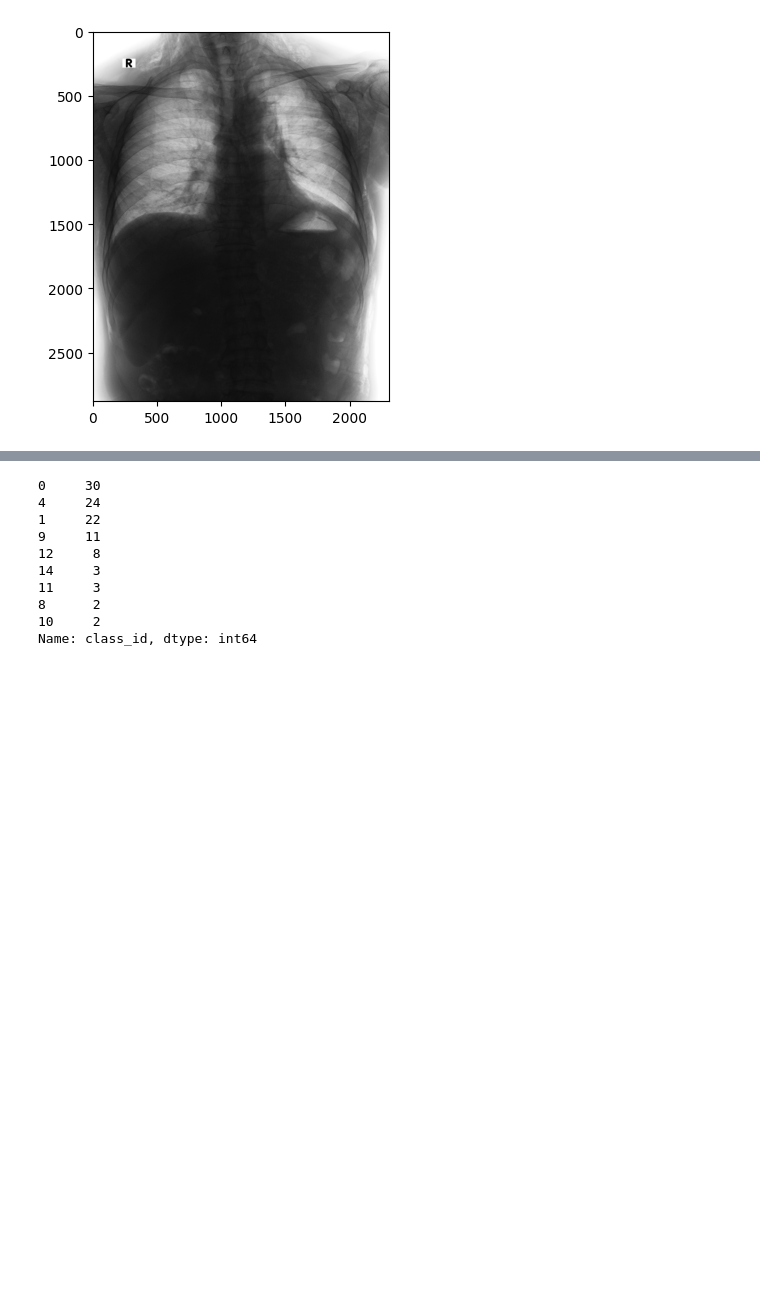
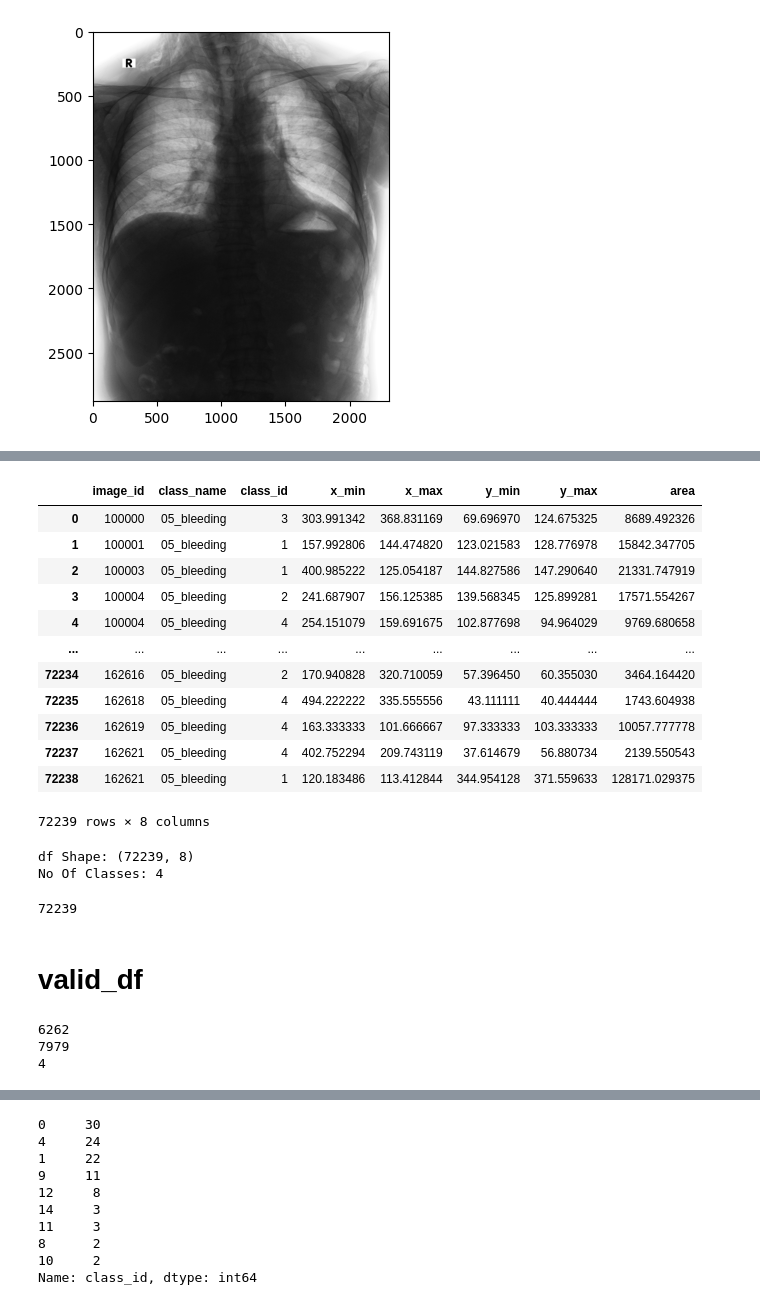
Before and after one commit to bibiana1202/reference_study, a Jupyter notebook: Faster RCNN/lesiondata-fasterrcnn-pytorch-train.ipynb, the cells around one changed output, grey strips where cells are left out. Saved outputs shown, nothing was run; the diff lists cells and outputs as text; code cells hidden in the pictures; blank space fills up the shorter version.

```diff
--- a/Faster RCNN/lesiondata-fasterrcnn-pytorch-train.ipynb
+++ b/Faster RCNN/lesiondata-fasterrcnn-pytorch-train.ipynb
@@ -473,0 +607,29 @@ train_df
+# %%
+# 14번 라벨 = NO FINGING : 누락된 데이터(NaN)을 채우고, (0,0,1,1) 로 바꿈 -> nan 그대로 들어가면 안되는 이유!!!
+train_df.fillna(0, inplace=True) # nan 을 0으로 바꾸고
+train_df
+# %% [output]
+|  | image_id | class_name | class_id | x_min | x_max | y_min | y_max | area |
+| 0 | 100000 | 05_bleeding | 3 | 303.991342 | 368.831169 | 69.696970 | 124.675325 | 8689.492326 |
+| 1 | 100001 | 05_bleeding | 1 | 157.992806 | 144.474820 | 123.021583 | 128.776978 | 15842.347705 |
+| 2 | 100003 | 05_bleeding | 1 | 400.985222 | 125.054187 | 144.827586 | 147.290640 | 21331.747919 |
+| 3 | 100004 | 05_bleeding | 2 | 241.687907 | 156.125385 | 139.568345 | 125.899281 | 17571.554267 |
+| 4 | 100004 | 05_bleeding | 4 | 254.151079 | 159.691675 | 102.877698 | 94.964029 | 9769.680658 |
+| ... | ... | ... | ... | ... | ... | ... | ... | ... |
+| 72234 | 162616 | 05_bleeding | 2 | 170.940828 | 320.710059 | 57.396450 | 60.355030 | 3464.164420 |
+| 72235 | 162618 | 05_bleeding | 4 | 494.222222 | 335.555556 | 43.111111 | 40.444444 | 1743.604938 |
+| 72236 | 162619 | 05_bleeding | 4 | 163.333333 | 101.666667 | 97.333333 | 103.333333 | 10057.777778 |
+| 72237 | 162621 | 05_bleeding | 4 | 402.752294 | 209.743119 | 37.614679 | 56.880734 | 2139.550543 |
+| 72238 | 162621 | 05_bleeding | 1 | 120.183486 | 113.412844 | 344.954128 | 371.559633 | 128171.029375 |
+72239 rows × 8 columns
+# %%
+print("df Shape: "+str(train_df.shape))
+print("No Of Classes: "+str(train_df["class_id"].nunique()))
+train_df.sort_values(by='image_id').head(10)
+len(train_df)
+# %% [output]
+df Shape: (72239, 8)
+No Of Classes: 4
+72239
+# %% [markdown]
+# valid_df
@@ -473,0 +644,8 @@ train_df
+# %%
+print(len(data['images']))
+print(len(data['annotations']))
+print(len(data['categories']))
+# %% [output]
+6262
+7979
+4
```
Also changed, not shown: parts of 45 cells of this notebook, 4 other files.
